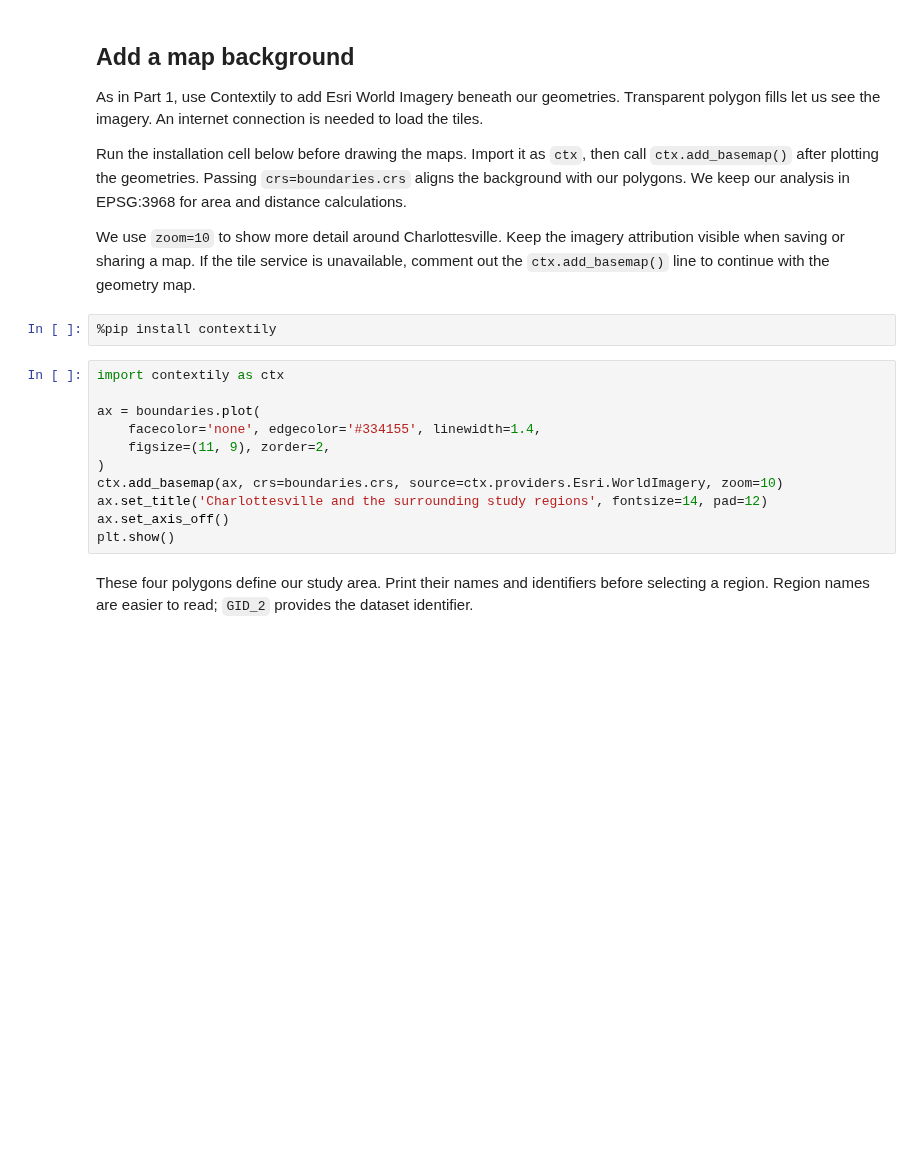
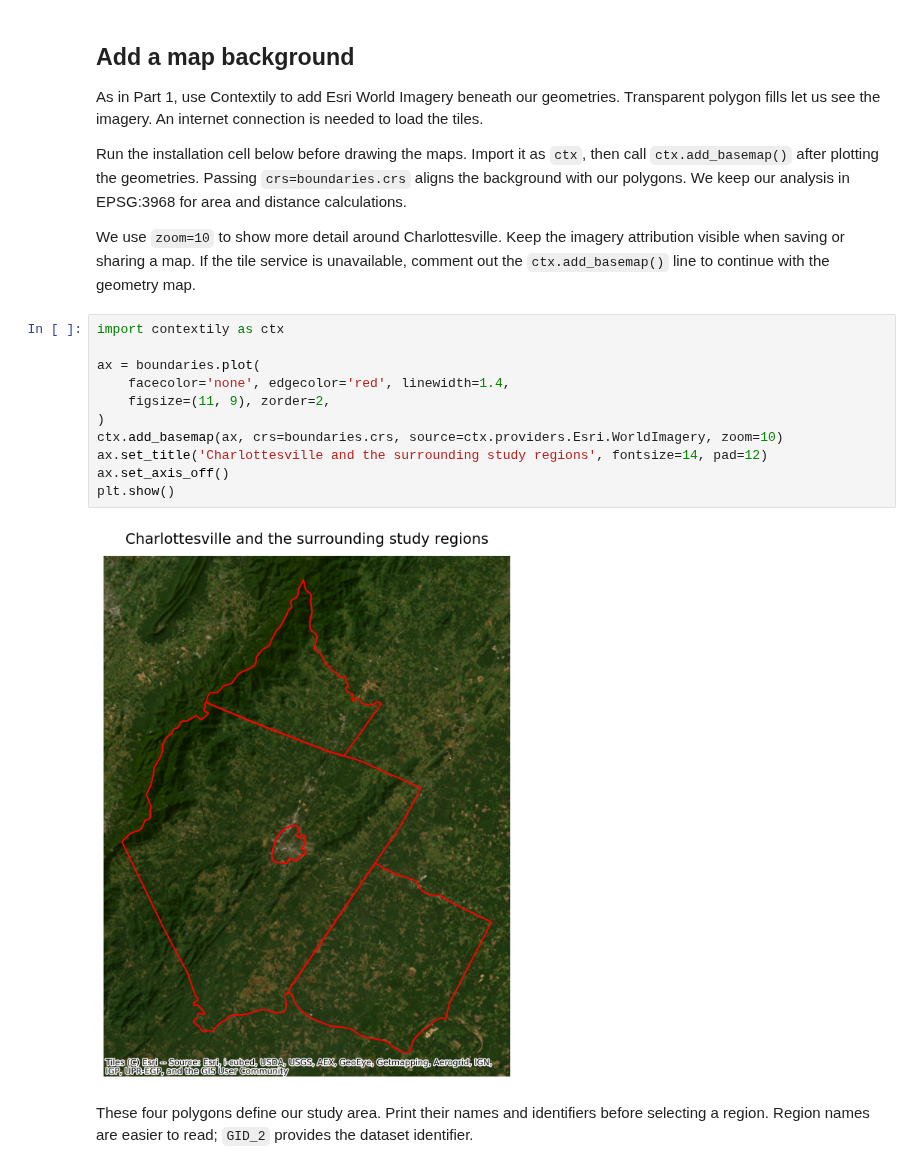
Before and after one commit to edwardoughton/spatial_computing, a Jupyter notebook: 08_02_Scripting_Spatial_Processing_via_GeoPandas.ipynb, the cells around one changed output. Saved outputs shown, nothing was run; the diff lists cells and outputs as text; blank space fills up the shorter version.

```diff
--- a/08_02_Scripting_Spatial_Processing_via_GeoPandas.ipynb
+++ b/08_02_Scripting_Spatial_Processing_via_GeoPandas.ipynb
@@ -89,19 +124,19 @@ As in Part 1, use Contextily to add Esri World Imagery beneath our geometries. T
 Run the installation cell below before drawing the maps. Import it as `ctx`, then call `ctx.add_basemap()` after plotting the geometries. Passing `crs=boundaries.crs` aligns the background with our polygons. We keep our analysis in EPSG:3968 for area and distance calculations.
 
 We use `zoom=10` to show more detail around Charlottesville. Keep the imagery attribution visible when saving or sharing a map. If the tile service is unavailable, comment out the `ctx.add_basemap()` line to continue with the geometry map.
-# %%
-%pip install contextily
 # %%
 import contextily as ctx
 
 ax = boundaries.plot(
-    facecolor='none', edgecolor='#334155', linewidth=1.4,
+    facecolor='none', edgecolor='red', linewidth=1.4,
     figsize=(11, 9), zorder=2,
 )
 ctx.add_basemap(ax, crs=boundaries.crs, source=ctx.providers.Esri.WorldImagery, zoom=10)
 ax.set_title('Charlottesville and the surrounding study regions', fontsize=14, pad=12)
 ax.set_axis_off()
 plt.show()
+# %% [output]
+[figure, added]
 # %% [markdown]
 These four polygons define our study area. Print their names and identifiers before selecting a region. Region names are easier to read; `GID_2` provides the dataset identifier.
 # %%
```
Also changed, not shown: parts of 21 cells of this notebook.
